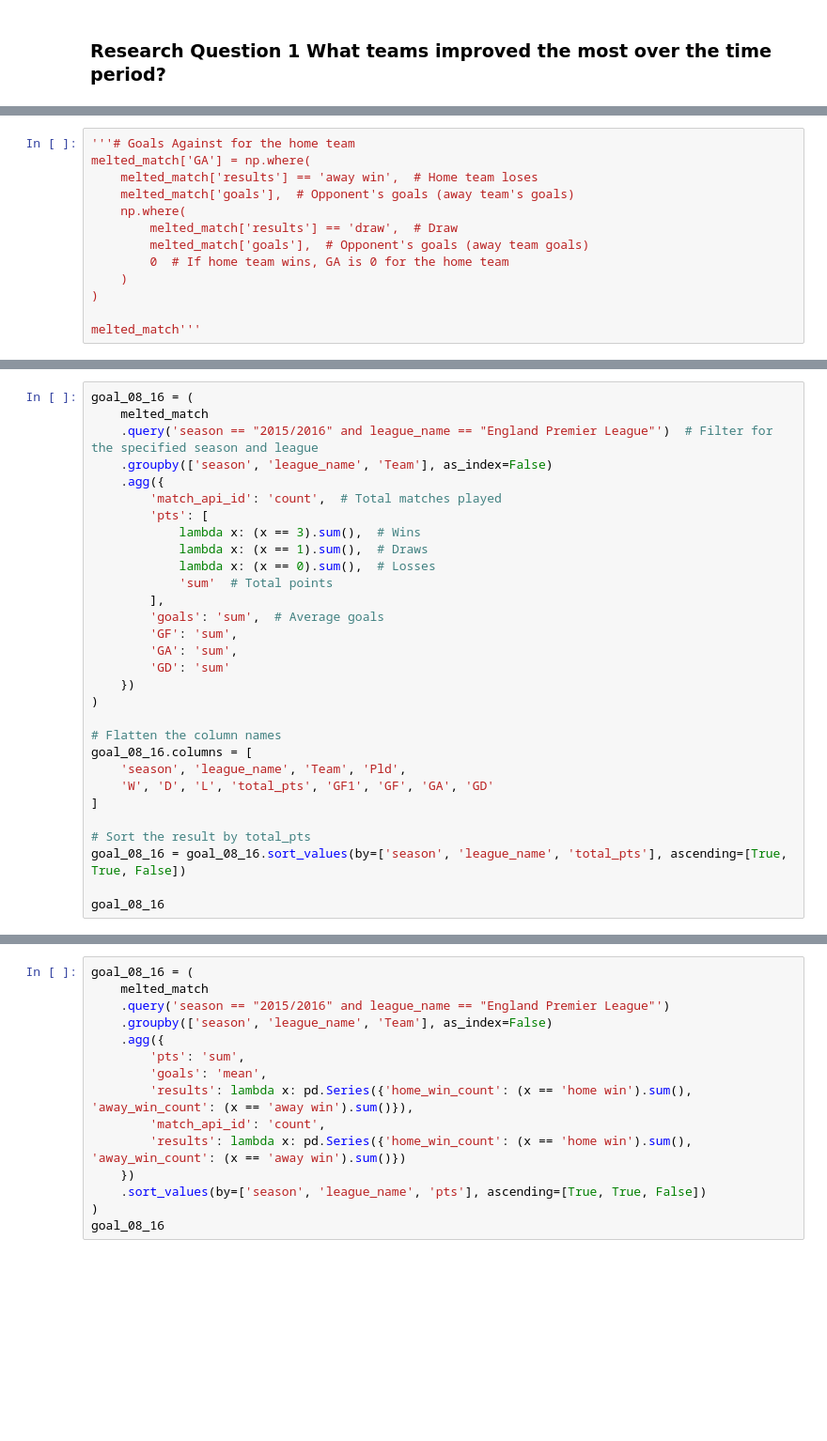
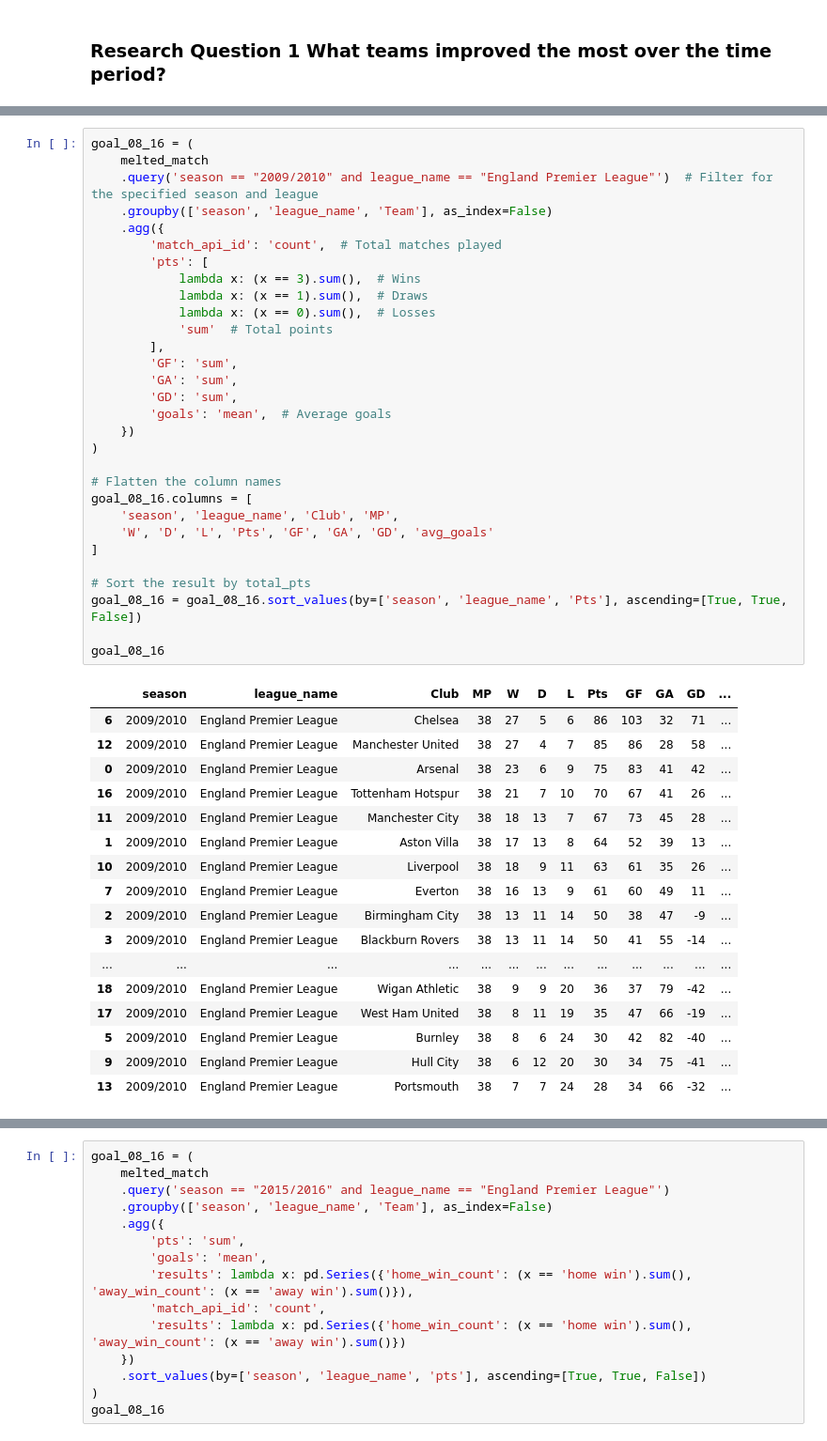
Before and after one commit to Daviedavie100/Investigating_dataset_project, a Jupyter notebook: Investigate_a_Dataset.ipynb, the cells around one changed output, grey strips where cells are left out. Shown at 94% size. Saved outputs shown, nothing was run; the diff lists cells and outputs as text; blank space fills up the shorter version.

```diff
--- a/Investigate_a_Dataset.ipynb
+++ b/Investigate_a_Dataset.ipynb
@@ -1454,14 +1427 @@ melted_match
-# %%
-'''# Goals Against for the home team
-melted_match['GA'] = np.where(
-    melted_match['results'] == 'away win',  # Home team loses
-    melted_match['goals'],  # Opponent's goals (away team's goals)
-    np.where(
-        melted_match['results'] == 'draw',  # Draw
-        melted_match['goals'],  # Opponent's goals (away team goals)
-        0  # If home team wins, GA is 0 for the home team
-    )
-)
-
-melted_match'''
 # %%
@@ -1470,33 +1447,51 @@ melted_match
 # %%
 goal_08_16 = (
     melted_match
-    .query('season == "2015/2016" and league_name == "England Premier League"')  # Filter for the specified season and league
+    .query('season == "2009/2010" and league_name == "England Premier League"')  # Filter for the specified season and league
     .groupby(['season', 'league_name', 'Team'], as_index=False)
     .agg({
         'match_api_id': 'count',  # Total matches played
         'pts': [
             lambda x: (x == 3).sum(),  # Wins
             lambda x: (x == 1).sum(),  # Draws
             lambda x: (x == 0).sum(),  # Losses
             'sum'  # Total points
         ],
-        'goals': 'sum',  # Average goals
         'GF': 'sum',
         'GA': 'sum',
-        'GD': 'sum'
+        'GD': 'sum',
+        'goals': 'mean',  # Average goals
     })
 )
 
 # Flatten the column names
 goal_08_16.columns = [
-    'season', 'league_name', 'Team', 'Pld',
-    'W', 'D', 'L', 'total_pts', 'GF1', 'GF', 'GA', 'GD'
+    'season', 'league_name', 'Club', 'MP',
+    'W', 'D', 'L', 'Pts', 'GF', 'GA', 'GD', 'avg_goals'
 ]
 
 # Sort the result by total_pts
-goal_08_16 = goal_08_16.sort_values(by=['season', 'league_name', 'total_pts'], ascending=[True, True, False])
+goal_08_16 = goal_08_16.sort_values(by=['season', 'league_name', 'Pts'], ascending=[True, True, False])
 
 goal_08_16
+# %% [output]
+|  | season | league_name | Club | MP | W | D | L | Pts | GF | GA | GD | ... |
+| 6 | 2009/2010 | England Premier League | Chelsea | 38 | 27 | 5 | 6 | 86 | 103 | 32 | 71 | ... |
+| 12 | 2009/2010 | England Premier League | Manchester United | 38 | 27 | 4 | 7 | 85 | 86 | 28 | 58 | ... |
+| 0 | 2009/2010 | England Premier League | Arsenal | 38 | 23 | 6 | 9 | 75 | 83 | 41 | 42 | ... |
+| 16 | 2009/2010 | England Premier League | Tottenham Hotspur | 38 | 21 | 7 | 10 | 70 | 67 | 41 | 26 | ... |
+| 11 | 2009/2010 | England Premier League | Manchester City | 38 | 18 | 13 | 7 | 67 | 73 | 45 | 28 | ... |
+| 1 | 2009/2010 | England Premier League | Aston Villa | 38 | 17 | 13 | 8 | 64 | 52 | 39 | 13 | ... |
+| 10 | 2009/2010 | England Premier League | Liverpool | 38 | 18 | 9 | 11 | 63 | 61 | 35 | 26 | ... |
+| 7 | 2009/2010 | England Premier League | Everton | 38 | 16 | 13 | 9 | 61 | 60 | 49 | 11 | ... |
+| 2 | 2009/2010 | England Premier League | Birmingham City | 38 | 13 | 11 | 14 | 50 | 38 | 47 | -9 | ... |
+| 3 | 2009/2010 | England Premier League | Blackburn Rovers | 38 | 13 | 11 | 14 | 50 | 41 | 55 | -14 | ... |
+| ... | ... | ... | ... | ... | ... | ... | ... | ... | ... | ... | ... | ... |
+| 18 | 2009/2010 | England Premier League | Wigan Athletic | 38 | 9 | 9 | 20 | 36 | 37 | 79 | -42 | ... |
+| 17 | 2009/2010 | England Premier League | West Ham United | 38 | 8 | 11 | 19 | 35 | 47 | 66 | -19 | ... |
+| 5 | 2009/2010 | England Premier League | Burnley | 38 | 8 | 6 | 24 | 30 | 42 | 82 | -40 | ... |
+| 9 | 2009/2010 | England Premier League | Hull City | 38 | 6 | 12 | 20 | 30 | 34 | 75 | -41 | ... |
+| 13 | 2009/2010 | England Premier League | Portsmouth | 38 | 7 | 7 | 24 | 28 | 34 | 66 | -32 | ... |
 # %%
 goal_08_16 =
     melted_match
```
Also changed, not shown: parts of 23 cells of this notebook.
